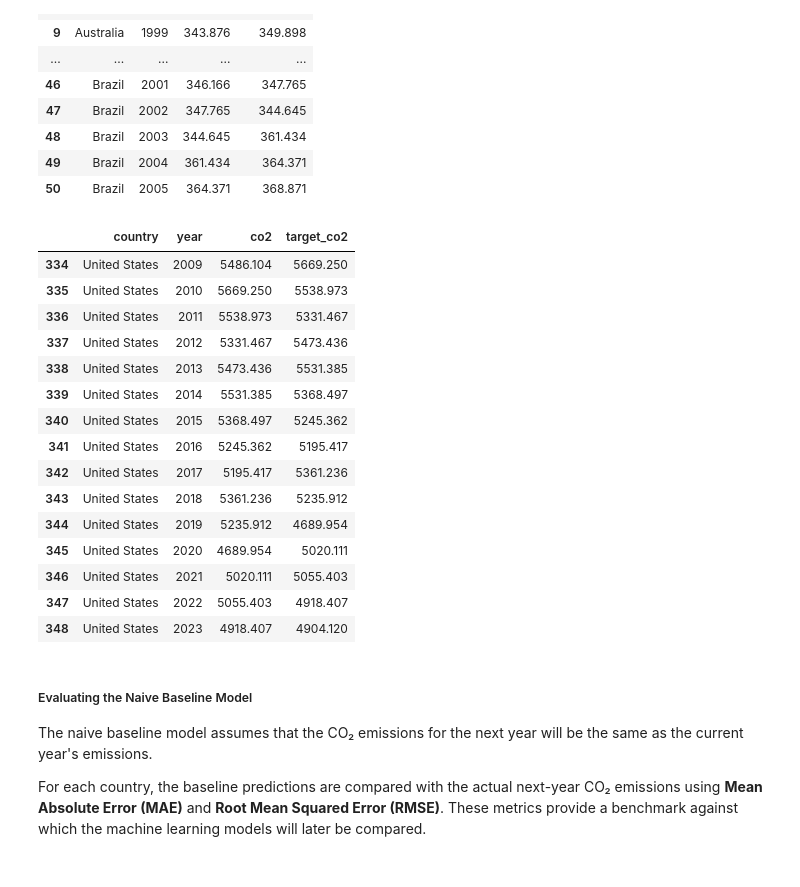
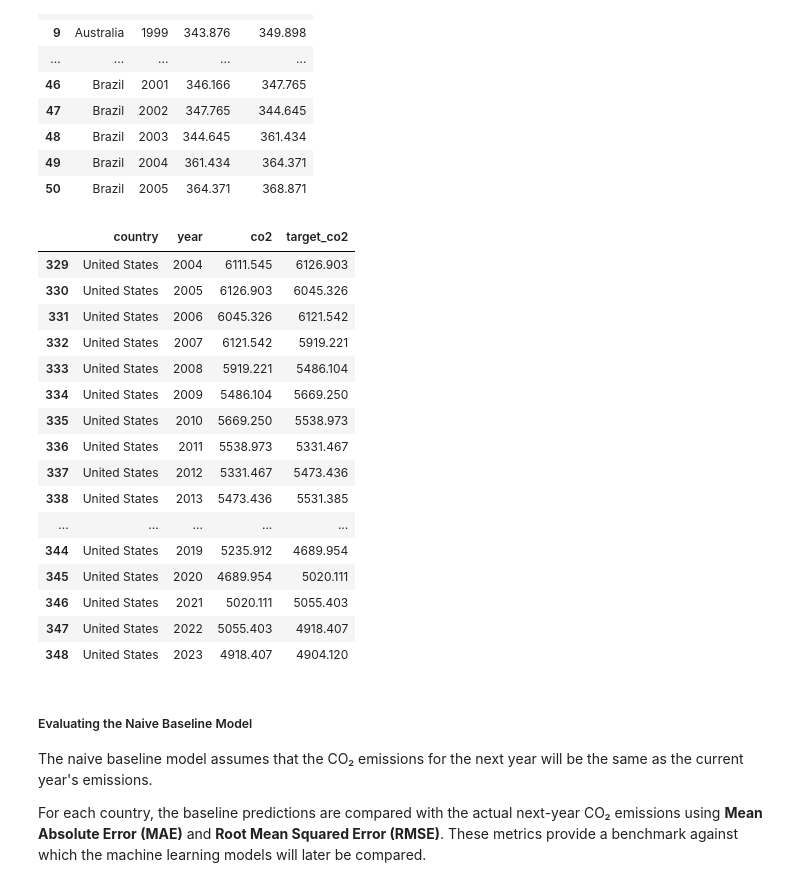
Before and after one commit to neeladrish/GHG-emission-analysis, a Jupyter notebook: WEEK_3_Baseline_ML_Model_Regression.ipynb, the cells around one changed output. Saved outputs shown, nothing was run; the diff lists cells and outputs as text; code cells hidden in the pictures.

```diff
--- a/WEEK_3_Baseline_ML_Model_Regression.ipynb
+++ b/WEEK_3_Baseline_ML_Model_Regression.ipynb
@@ -138,24 +173,25 @@ ghg_features[
 # %%
 ghg_features[
     [
         "country",
         "year",
         "co2",
         "target_co2"
     ]
-].tail(15)
+].tail(20)
 # %% [output]
 |  | country | year | co2 | target_co2 |
+| 329 | United States | 2004 | 6111.545 | 6126.903 |
+| 330 | United States | 2005 | 6126.903 | 6045.326 |
+| 331 | United States | 2006 | 6045.326 | 6121.542 |
+| 332 | United States | 2007 | 6121.542 | 5919.221 |
+| 333 | United States | 2008 | 5919.221 | 5486.104 |
 | 334 | United States | 2009 | 5486.104 | 5669.250 |
 | 335 | United States | 2010 | 5669.250 | 5538.973 |
 | 336 | United States | 2011 | 5538.973 | 5331.467 |
 | 337 | United States | 2012 | 5331.467 | 5473.436 |
 | 338 | United States | 2013 | 5473.436 | 5531.385 |
-| 339 | United States | 2014 | 5531.385 | 5368.497 |
-| 340 | United States | 2015 | 5368.497 | 5245.362 |
-| 341 | United States | 2016 | 5245.362 | 5195.417 |
-| 342 | United States | 2017 | 5195.417 | 5361.236 |
-| 343 | United States | 2018 | 5361.236 | 5235.912 |
+| ... | ... | ... | ... | ... |
 | 344 | United States | 2019 | 5235.912 | 4689.954 |
 | 345 | United States | 2020 | 4689.954 | 5020.111 |
 | 346 | United States | 2021 | 5020.111 | 5055.403 |
```
Also changed, not shown: parts of 34 cells of this notebook, 9 other files.
